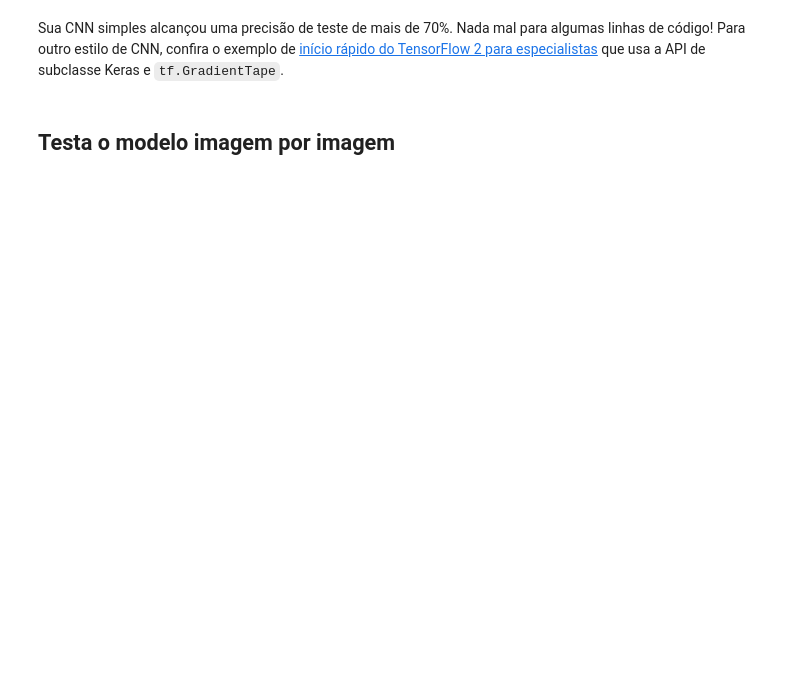
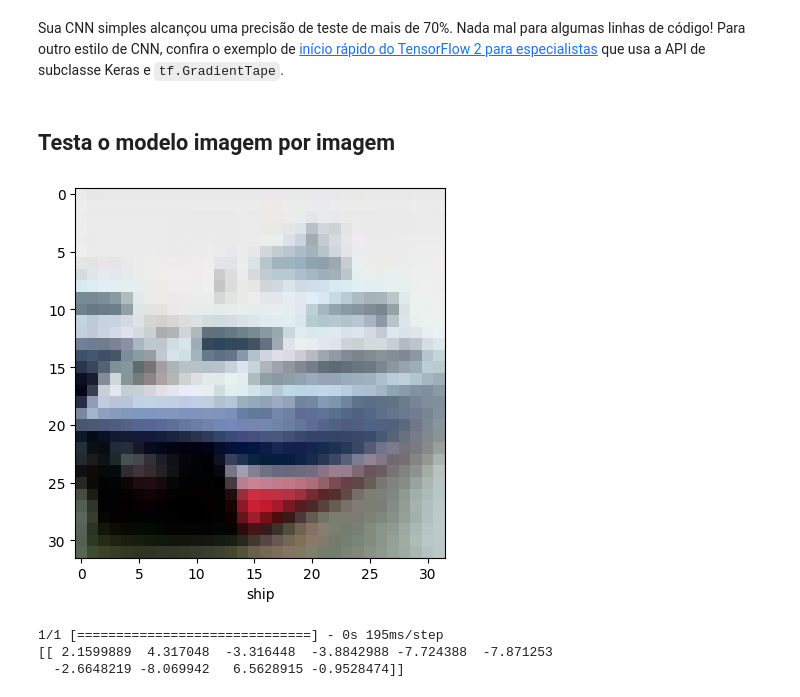
Before and after one commit to VielF/ColabProjects, a Jupyter notebook: Exemplo_CNN.ipynb, the cells around one changed output. Cells and saved outputs as stored; diff of their text form; code cells hidden in the pictures; blank space fills up the shorter version.

```diff
--- a/Exemplo_CNN.ipynb
+++ b/Exemplo_CNN.ipynb
@@ -100,11 +169,16 @@ Sua CNN simples alcançou uma precisão de teste de mais de 70%. Nada mal para a
 # %%
 import numpy as np
 num_image = 1
-plt.imshow(test_image[num_image])
+plt.imshow(test_images[num_image])
 plt.xlabel(class_names[test_labels[num_image][0]])
 plt.show()
-image2test = test_image[num_image]
+image2test = test_images[num_image]
 image2test = image2test.reshape((-1,32,32,3))
 print(model.predict(image2test))
 #['airplane', 'automobile', 'bird', 'cat', 'deer','dog', 'frog', 'horse', 'ship', 'truck']
 #     0            1           2      3       4     5       6        7       8       9
+# %% [output]
+[figure, added]
+1/1 [==============================] - 0s 195ms/step
+[[ 2.1599889  4.317048  -3.316448  -3.8842988 -7.724388  -7.871253
+  -2.6648219 -8.069942   6.5628915 -0.9528474]]
```
Also changed, not shown: parts of 8 cells of this notebook.
